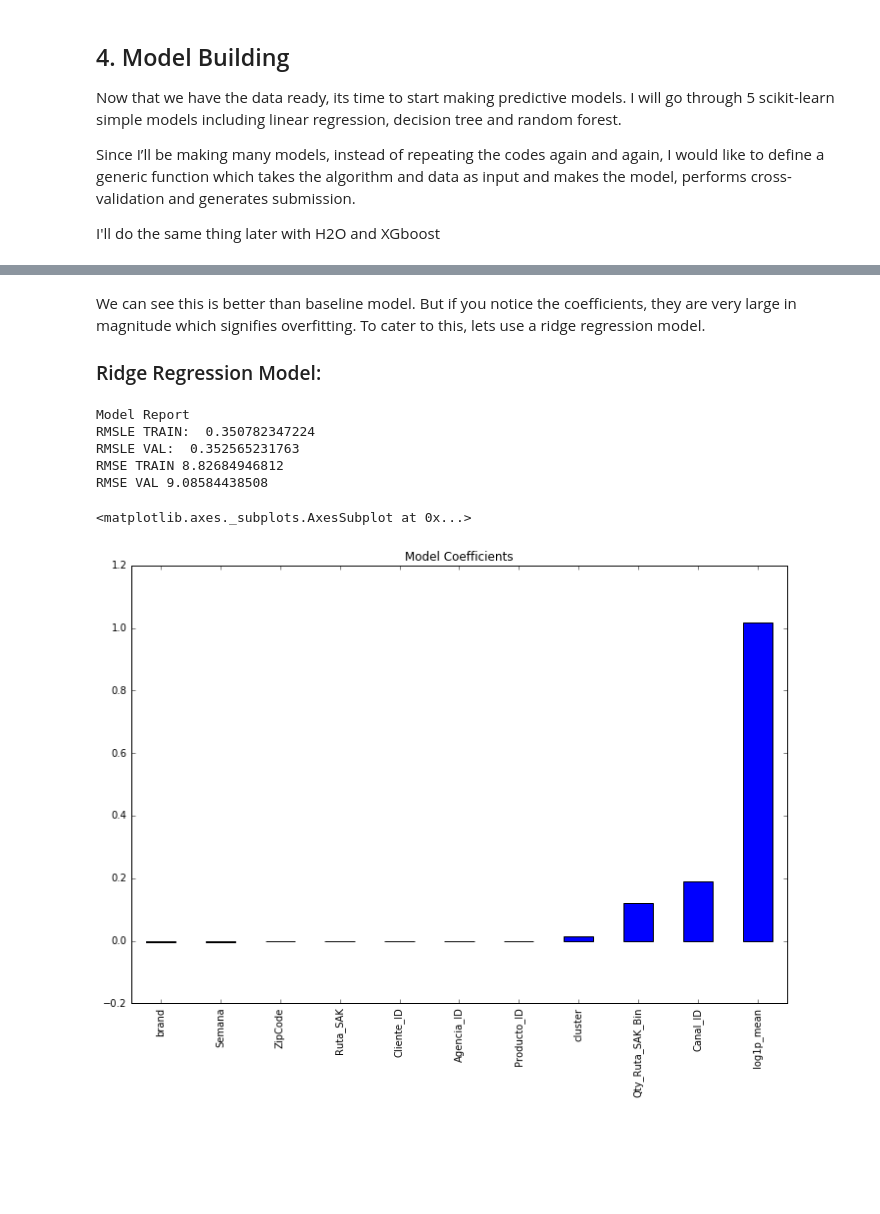
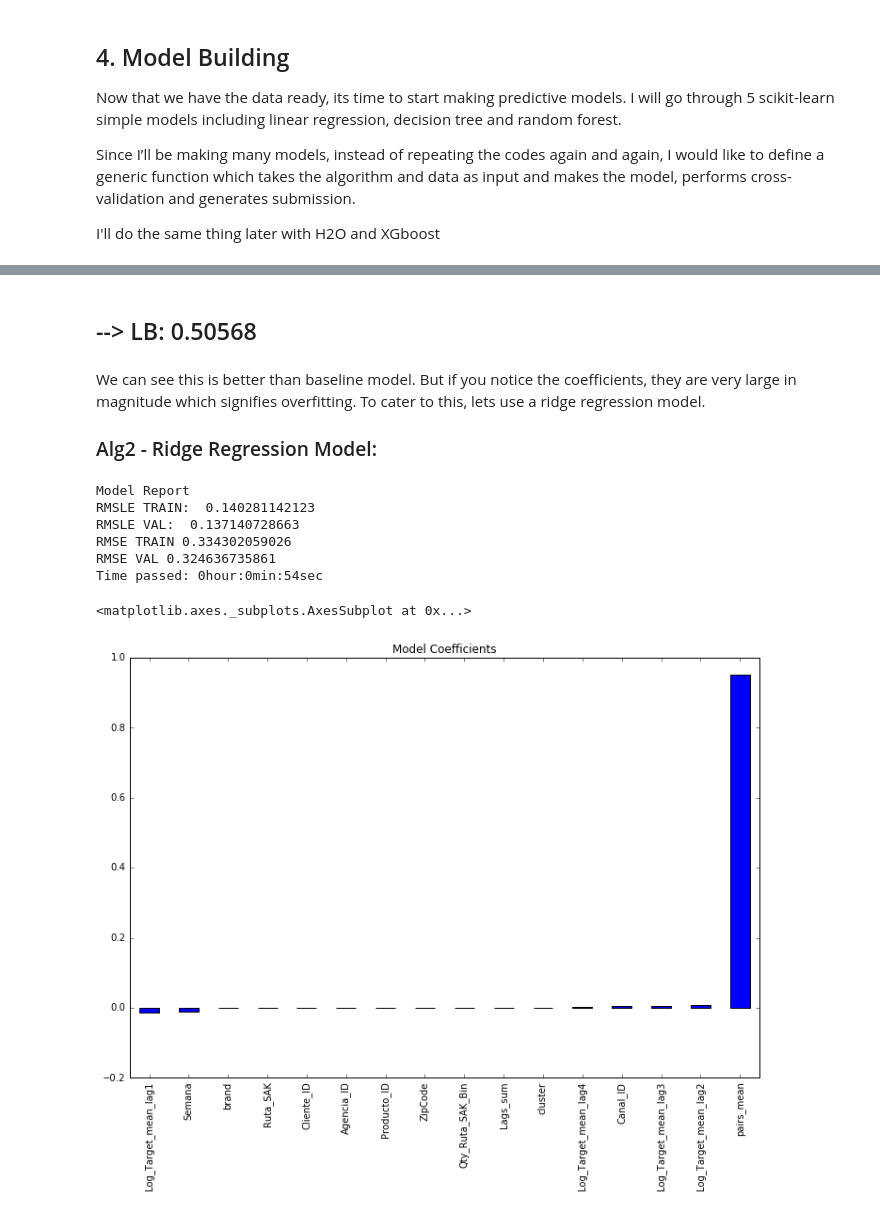
Before and after one commit to pablomarin/kaggle-bimbo, a Jupyter notebook: Model Building - sckit-learn.ipynb, the cells around one changed output, grey strips where cells are left out. Cells and saved outputs as stored; diff of their text form; code cells hidden in the pictures; blank space fills up the shorter version.

Commit message:
added csv train,val,test and ran all the Feature Engineering notebook

```diff
--- a/Model Building - sckit-learn.ipynb
+++ b/Model Building - sckit-learn.ipynb
@@ -41,9 +41,7 @@ def rmsle(y, y_pred):
     terms_to_sum = [(math.log(max(0,y_pred[i]) + 1) - math.log(max(0,y[i]) + 1)) ** 2.0 for i,pred in enumerate(y_pred)]
     return (sum(terms_to_sum) * (1.0/len(y))) ** 0.5
 
-#Define target and ID columns:
-target = 'Demanda_uni_equil'
-IDcol = 'id'
+
 from sklearn import cross_validation, metrics
 
 def modelfit(alg, dtrain, dval, dtest, predictors, target, IDcol, filename):
@@ -73,8 +71,8 @@ def modelfit(alg, dtrain, dval, dtest, predictors, target, IDcol, filename):
 
 
 
-    #Predict on testing data:
-    dtest[target] = alg.predict(dtest[predictors])
+    #Predict on testing data: we need to revert it back to target by applying expm1
+    dtest[target] = np.expm1(alg.predict(dtest[predictors]))
 
 
     #Export submission file:
@@ -82,6 +80,7 @@ def modelfit(alg, dtrain, dval, dtest, predictors, target, IDcol, filename):
     #submission = pd.DataFrame({ x: dtest[x] for x in IDcol})
     submission = dtest[[IDcol,target]].copy()
     submission[IDcol] = submission[IDcol].astype(int)
+    submission.rename(columns={target: 'Demanda_uni_equil'}, inplace=True)
     submission.to_csv("./Submissions/"+filename, index=False)
 # %%
 #now we load our modified train and test set
@@ -96,17 +95,13 @@ train = pd.read_csv('./input-data/train_modified.csv',
                             'Ruta_SAK': 'int32',
                             'Cliente_ID': 'int32',
                             'Producto_ID': 'int32',
-                            'Venta_uni_hoy': 'float64',
-                            'Venta_hoy': 'float64',
-                            'Dev_uni_proxima': 'float64',
-                            'Dev_proxima': 'float64',
-                            'Demanda_uni_equil': 'float64',
-                            'Log_Target_lag1': 'float64',
-                            'Log_Target_lag2': 'float64',
-                            'Log_Target_lag3': 'float64',
-                            'Log_Target_lag4': 'float64',
+                            'log_target':  'float64',
+                            'Log_Target_mean_lag1': 'float64',
+                            'Log_Target_mean_lag2': 'float64',
+                            'Log_Target_mean_lag3': 'float64',
+                            'Log_Target_mean_lag4': 'float64',
                             'Lags_sum': 'float64',
-                            'log1p_mean': 'float64',
+                            'pairs_mean':  'float64',
                             'brand': 'uint16',
                             'cluster': 'uint16',
                             'Qty_Ruta_SAK_Bin': 'int8',
@@ -122,12 +117,12 @@ test = pd.read_csv('./input-data/test_modified.csv',
                             'Ruta_SAK': 'int32',
                             'Cliente_ID': 'int32',
                             'Producto_ID': 'int32',
-                            'Log_Target_lag1': 'float64',
-                            'Log_Target_lag2': 'float64',
-                            'Log_Target_lag3': 'float64',
-                            'Log_Target_lag4': 'float64',
+                            'Log_Target_mean_lag1': 'float64',
+                            'Log_Target_mean_lag2': 'float64',
+                            'Log_Target_mean_lag3': 'float64',
+                            'Log_Target_mean_lag4': 'float64',
                             'Lags_sum': 'float64',
-                            'log1p_mean': 'float64',
+                            'pairs_mean': 'float64',
                             'brand': 'uint16',
                             'cluster': 'uint16',
                             'Qty_Ruta_SAK_Bin': 'int8',
@@ -156 +153,5 @@ test.head()
+# %%
+#Define target and ID columns:
+target = 'log_target'
+IDcol = 'id'
 # %% [markdown]
@@ -177,21 +180,26 @@ ValueError: Input contains NaN, infinity or a value too large for dtype('float64
+# %% [markdown]
+## --> LB: 0.50568
 # %% [markdown]
 We can see this is better than baseline model. But if you notice the coefficients, they are very large in magnitude which signifies overfitting. To cater to this, lets use a ridge regression model.
 
-### Ridge Regression Model:
+### Alg2 - Ridge Regression Model:
 # %%
 predictors = [x for x in train.columns if x not in [target]+[IDcol]]
 alg2 = Ridge(alpha=0.05,normalize=True)
+tic()
 modelfit(alg2, train, val, test, predictors, target, IDcol, 'alg2.csv')
+tac()
 coef2 = pd.Series(alg2.coef_, predictors).sort_values()
 coef2.plot(kind='bar', title='Model Coefficients')
 # %% [output]
 Model Report
-RMSLE TRAIN:  0.350782347224
-RMSLE VAL:  0.352565231763
-RMSE TRAIN 8.82684946812
-RMSE VAL 9.08584438508
+RMSLE TRAIN:  0.140281142123
+RMSLE VAL:  0.137140728663
+RMSE TRAIN 0.334302059026
+RMSE VAL 0.324636735861
+Time passed: 0hour:0min:54sec
 <matplotlib.axes._subplots.AxesSubplot at 0x...>
-[figure, old version]
+[figure, new version]
 # %% [markdown]
 Though the regression coefficient look better now, the score is about the same (or worst). We can tune the parameters of the model for slightly better results but I don’t think there will be a significant improvement.
 
```
Also changed, not shown: parts of 15 cells of this notebook, 2 other files.
